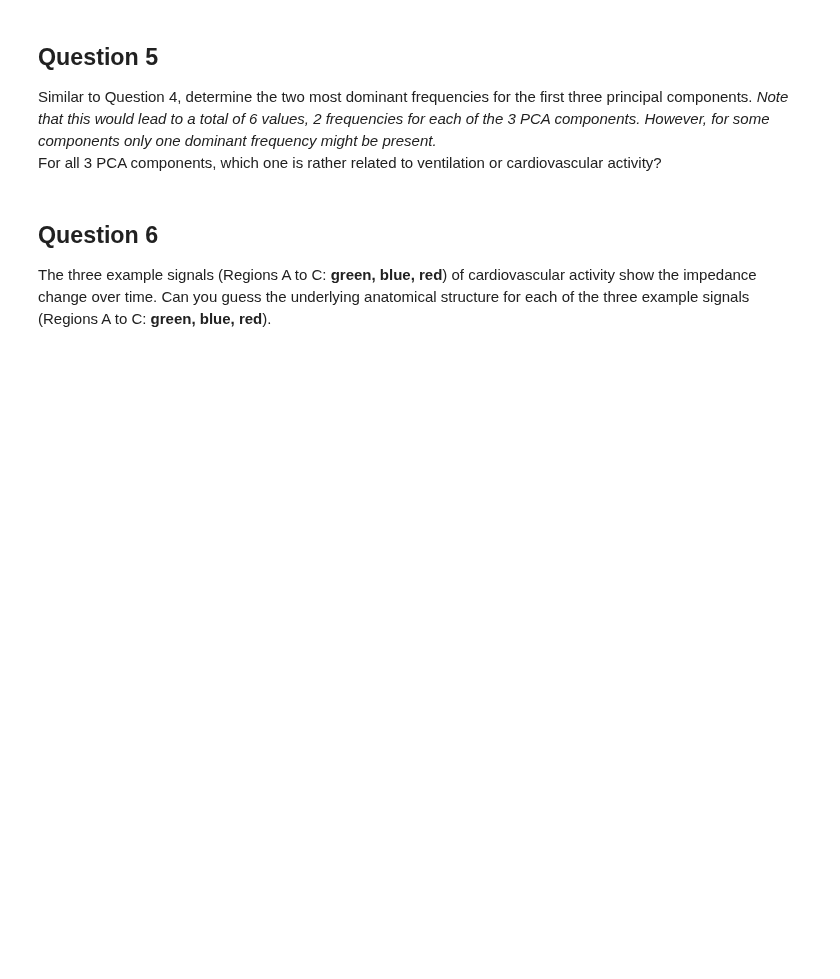
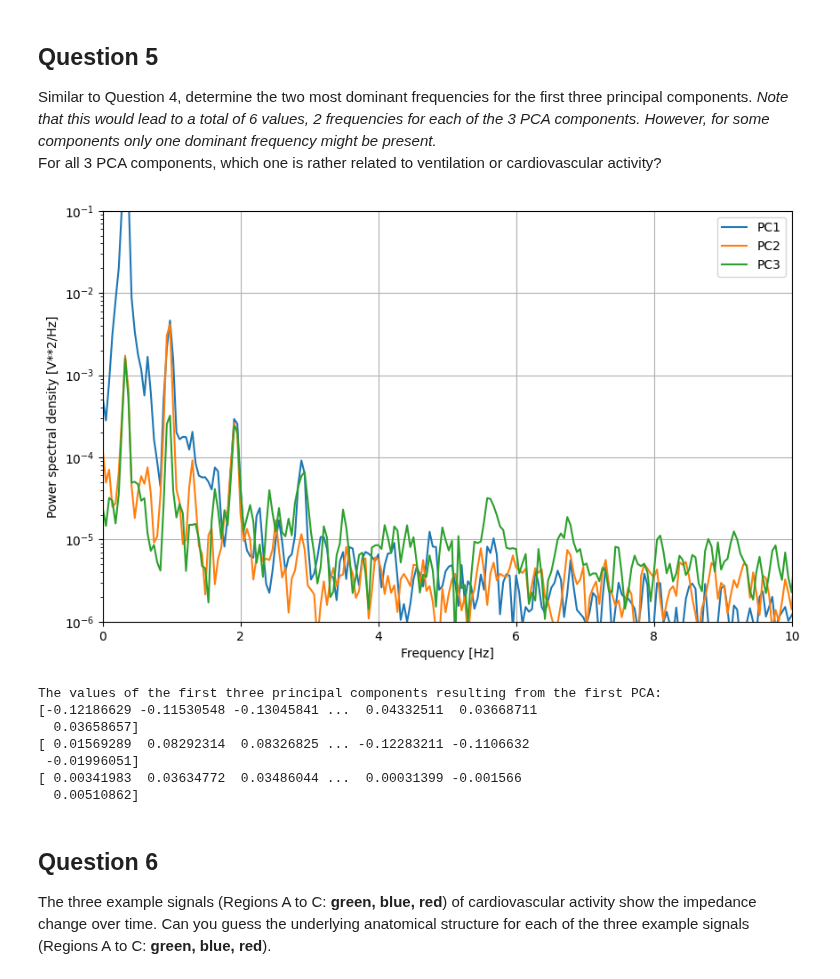
Before and after one commit to roduit/EE-512-Biomedical-signal-processing, a Jupyter notebook: labs/lab10/lab2_eit/PCA_for_EIT.ipynb, the cells around one changed output. Cells and saved outputs as stored; diff of their text form; code cells hidden in the pictures; blank space fills up the shorter version.

```diff
--- a/labs/lab10/lab2_eit/PCA_for_EIT.ipynb
+++ b/labs/lab10/lab2_eit/PCA_for_EIT.ipynb
@@ -252,6 +276,40 @@ Determine the eigenvalues of the first three principal components resulting from
 ## Question 5
 Similar to Question 4, determine the two most dominant frequencies for the first three principal components. <i>Note that this would lead to a total of 6 values, 2 frequencies for each of the 3 PCA components. However, for some components only one dominant frequency might be present.</i><br>
 For all 3 PCA components, which one is rather related to ventilation or cardiovascular activity?
+# %%
+#Plot the power spectral density for the first three principal components resulting from the first PCA (see variable `PC1`).
+import matplotlib.pyplot as plt
+from scipy.signal import welch
+
+f, Pxx = welch(PC1[:, -1], fs=fs, nperseg=1024)
+plt.figure(figsize=(10, 6))
+plt.semilogy(f, Pxx, label='PC1')
+f, Pxx = welch(PC1[:, -2], fs=fs, nperseg=1024)
+plt.semilogy(f, Pxx, label='PC2')
+f, Pxx = welch(PC1[:, -3], fs=fs, nperseg=1024)
+plt.semilogy(f, Pxx, label='PC3')
+plt.xlabel('Frequency [Hz]')
+plt.ylabel('Power spectral density [V**2/Hz]')
+plt.legend()
+plt.xlim([0, 10])
+plt.ylim([1E-6, 1E-1])
+plt.grid()
+plt.show()
+
+# Print the values
+print('The values of the first three principal components resulting from the first PCA:')
+print(PC1[:, -1])
+print(PC1[:, -2])
+print(PC1[:, -3])
+# %% [output]
+[figure, added]
+The values of the first three principal components resulting from the first PCA:
+[-0.12186629 -0.11530548 -0.13045841 ...  0.04332511  0.03668711
+  0.03658657]
+[ 0.01569289  0.08292314  0.08326825 ... -0.12283211 -0.1106632
+ -0.01996051]
+[ 0.00341983  0.03634772  0.03486044 ...  0.00031399 -0.001566
+  0.00510862]
 # %% [markdown]
 ## Question 6
 The three example signals (Regions A to C: **green, blue, red**) of cardiovascular activity show the impedance change over time.
```
Also changed, not shown: parts of 4 cells of this notebook.
